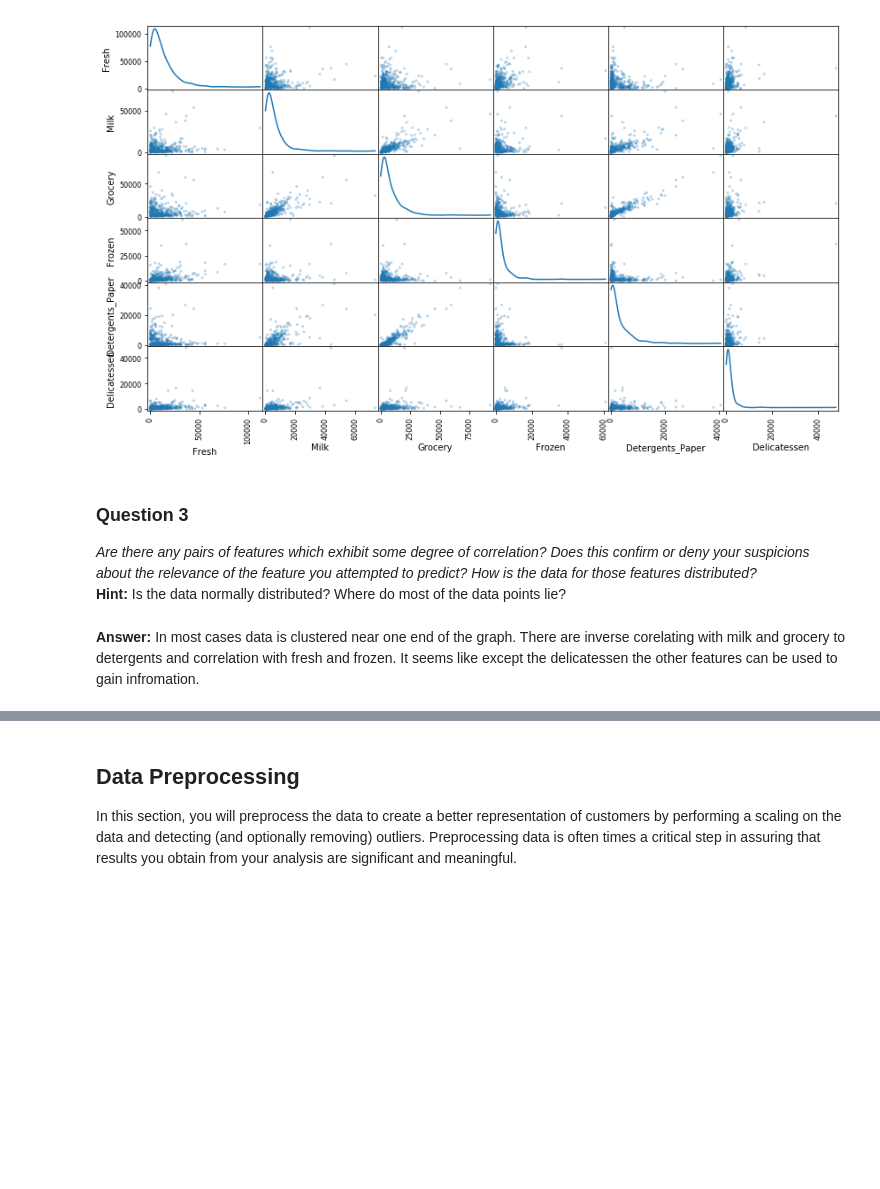
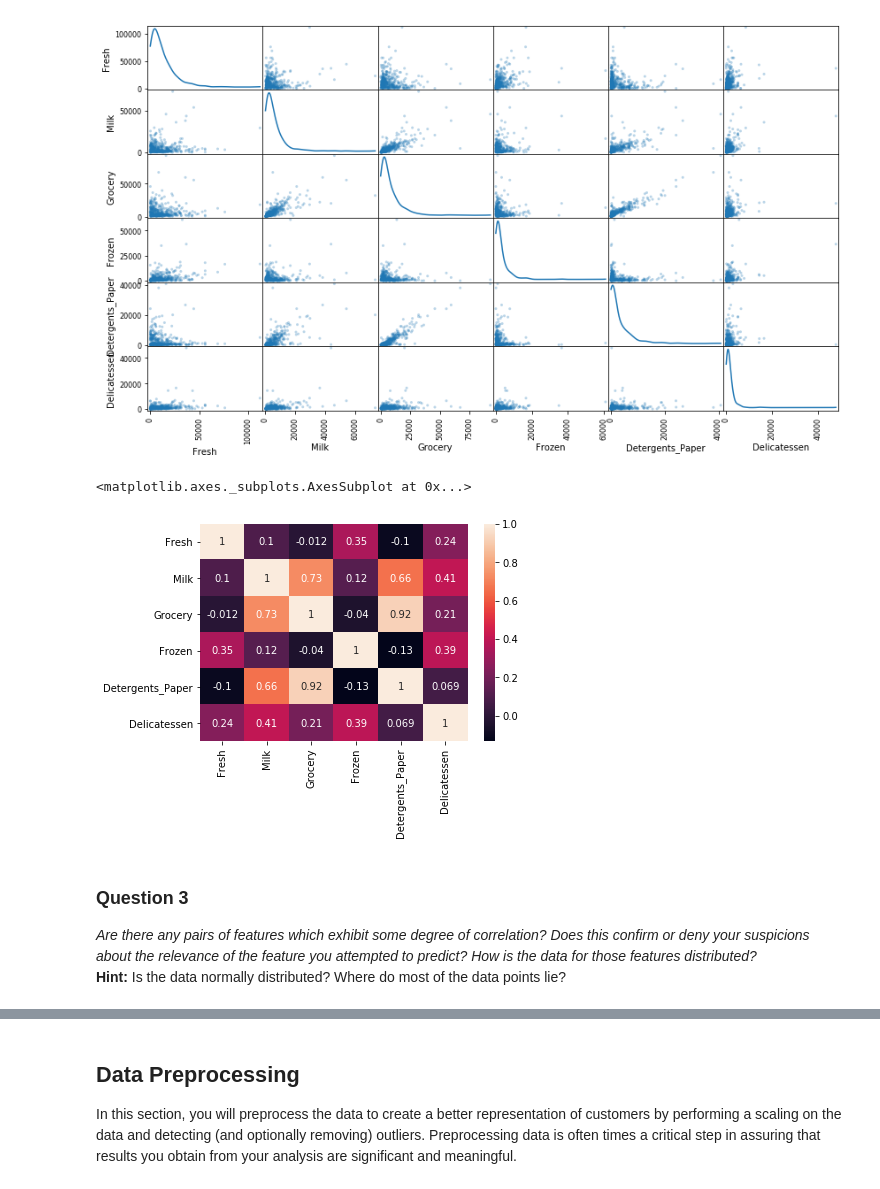
Before and after one commit to pbpv/customer_segments, a Jupyter notebook: customer_segments.ipynb, the cells around one changed output, grey strips where cells are left out. Saved outputs shown, nothing was run; the diff lists cells and outputs as text; code cells hidden in the pictures; blank space fills up the shorter version.

```diff
--- a/customer_segments.ipynb
+++ b/customer_segments.ipynb
@@ -132,10 +135,12 @@ To get a better understanding of the dataset, we can construct a scatter matrix
 pd.plotting.scatter_matrix(data, alpha = 0.3, figsize = (14,8), diagonal = 'kde');
 # %% [output]
 [figure]
+# %%
+sns.heatmap(data.corr(),annot=True)
+# %% [output]
+<matplotlib.axes._subplots.AxesSubplot at 0x...>
+[figure, added]
 # %% [markdown]
 ### Question 3
 *Are there any pairs of features which exhibit some degree of correlation? Does this confirm or deny your suspicions about the relevance of the feature you attempted to predict? How is the data for those features distributed?*
 **Hint:** Is the data normally distributed? Where do most of the data points lie?
-# %% [markdown]
-**Answer:**
-In most cases data is clustered near one end of the graph. There are inverse corelating with milk and grocery to detergents and correlation with fresh and frozen. It seems like except the delicatessen the other features can be used to gain infromation.
```
Also changed, not shown: parts of 32 cells of this notebook, 2 other files.
